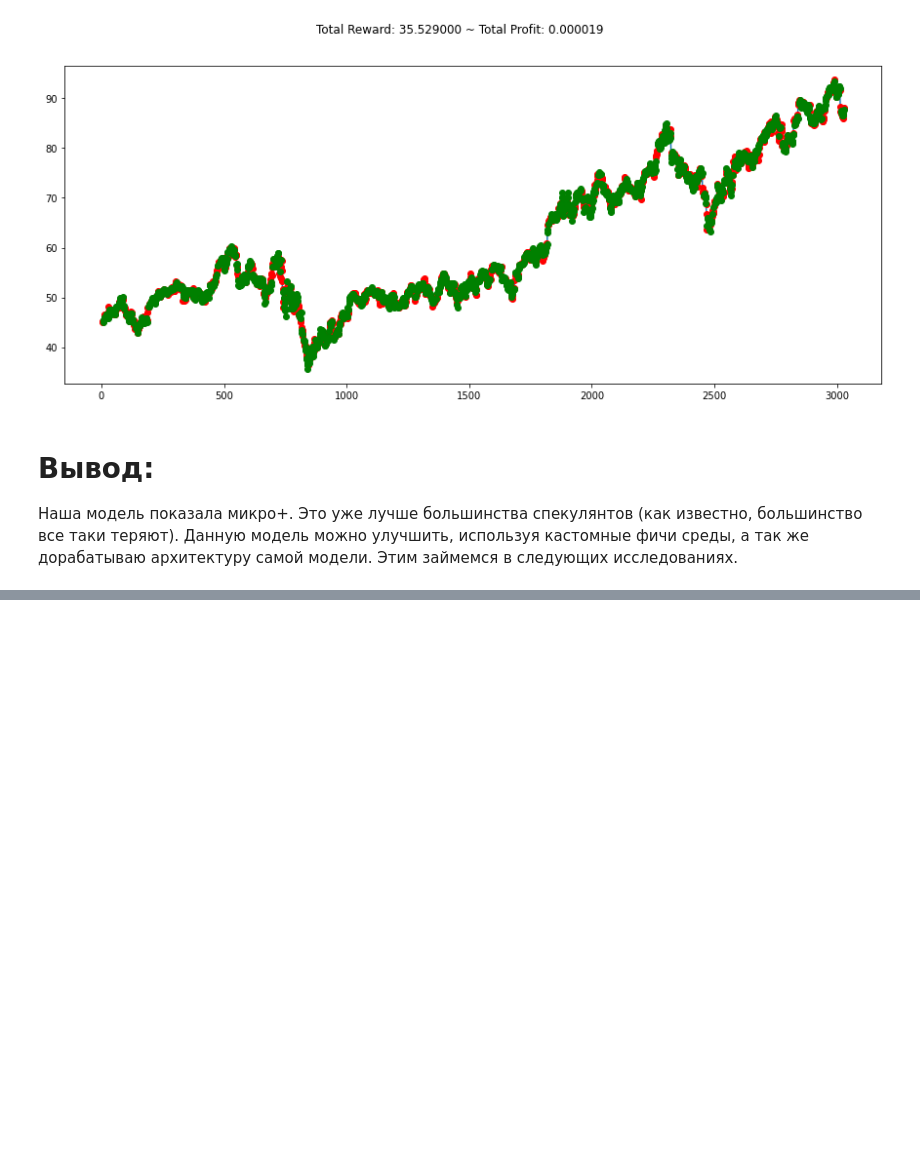
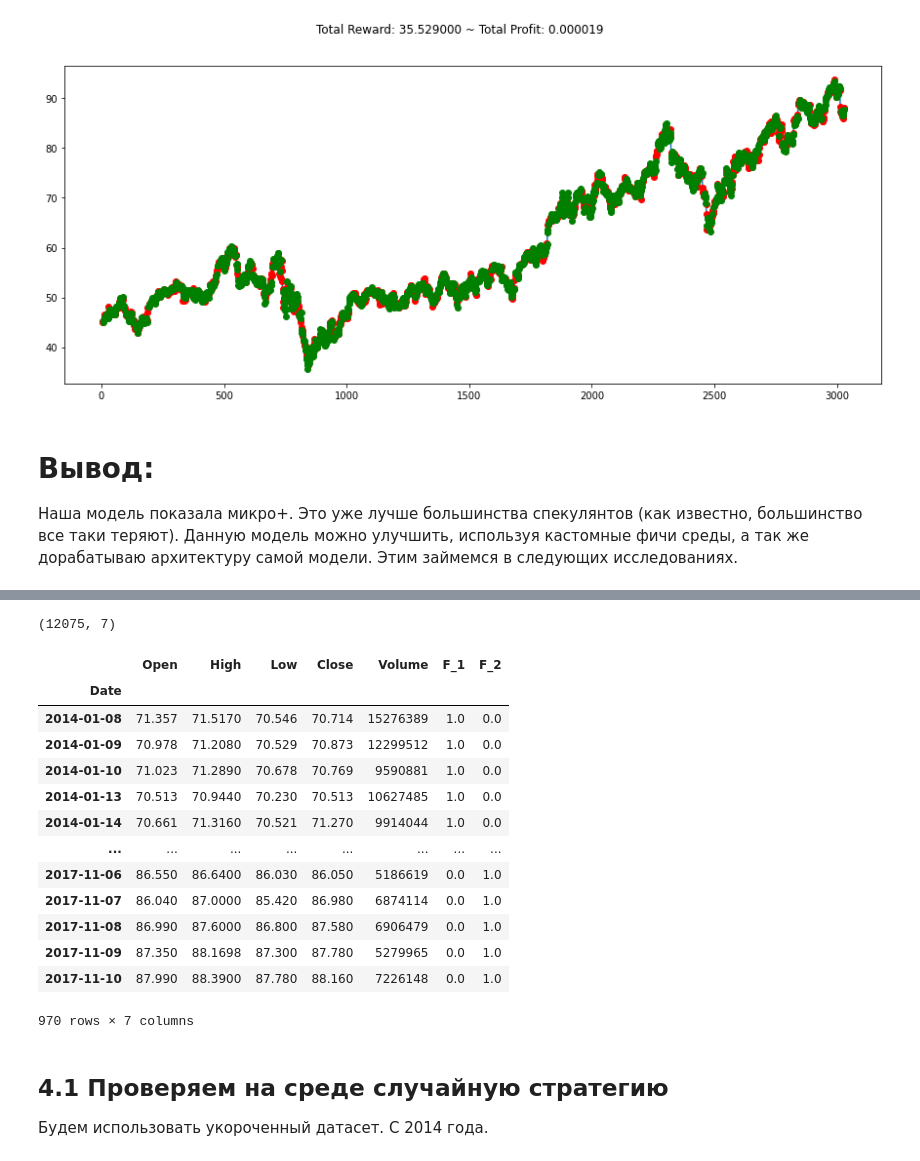
Before and after one commit to IaroslavKonev/Stocks_Market, a Jupyter notebook: PG - RL.ipynb, the cells around one changed output, grey strips where cells are left out. Cells and saved outputs as stored; diff of their text form; code cells hidden in the pictures; blank space fills up the shorter version.

```diff
--- a/PG - RL.ipynb
+++ b/PG - RL.ipynb
@@ -188,0 +228,3 @@ plt.show()
+# %%
+df['Date'] = pd.to_datetime(df['Date'])
+df.dtypes
@@ -188,0 +242,3 @@ plt.show()
+# %%
+df.set_index('Date', inplace=True)
+df.head()
@@ -188,0 +255,4 @@ plt.show()
+# %%
+df.shape
+# %% [output]
+(12075, 7)
@@ -188,0 +261,21 @@ plt.show()
+# %%
+df
+# %% [output]
+|  | Open | High | Low | Close | Volume | F_1 | F_2 |
+| Date |  |  |  |  |  |  |  |
+| 2014-01-08 | 71.357 | 71.5170 | 70.546 | 70.714 | 15276389 | 1.0 | 0.0 |
+| 2014-01-09 | 70.978 | 71.2080 | 70.529 | 70.873 | 12299512 | 1.0 | 0.0 |
+| 2014-01-10 | 71.023 | 71.2890 | 70.678 | 70.769 | 9590881 | 1.0 | 0.0 |
+| 2014-01-13 | 70.513 | 70.9440 | 70.230 | 70.513 | 10627485 | 1.0 | 0.0 |
+| 2014-01-14 | 70.661 | 71.3160 | 70.521 | 71.270 | 9914044 | 1.0 | 0.0 |
+| ... | ... | ... | ... | ... | ... | ... | ... |
+| 2017-11-06 | 86.550 | 86.6400 | 86.030 | 86.050 | 5186619 | 0.0 | 1.0 |
+| 2017-11-07 | 86.040 | 87.0000 | 85.420 | 86.980 | 6874114 | 0.0 | 1.0 |
+| 2017-11-08 | 86.990 | 87.6000 | 86.800 | 87.580 | 6906479 | 0.0 | 1.0 |
+| 2017-11-09 | 87.350 | 88.1698 | 87.300 | 87.780 | 5279965 | 0.0 | 1.0 |
+| 2017-11-10 | 87.990 | 88.3900 | 87.780 | 88.160 | 7226148 | 0.0 | 1.0 |
+970 rows × 7 columns
+# %% [markdown]
+## 4.1 Проверяем на среде случайную стратегию
+
+Будем использовать укороченный датасет. С 2014 года.
```
Also changed, not shown: parts of 28 cells of this notebook.
